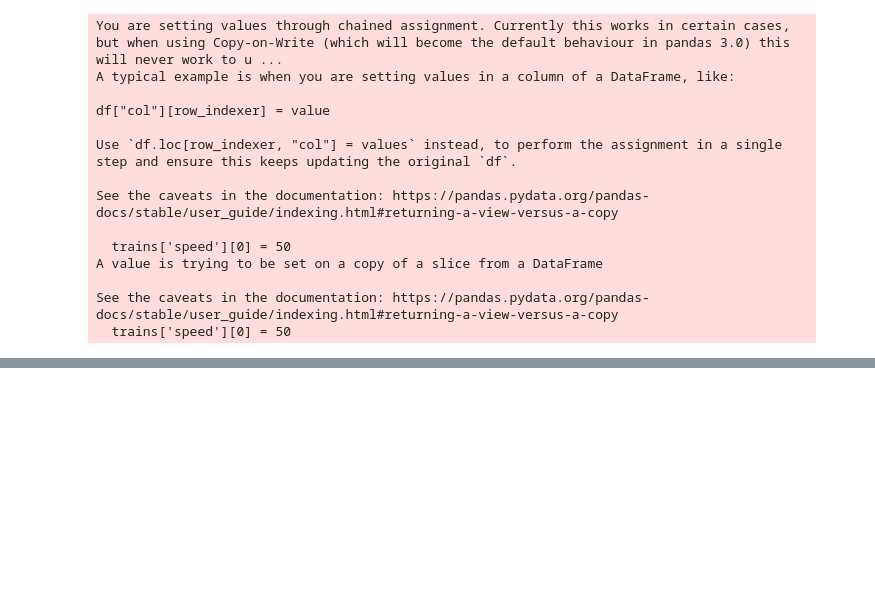
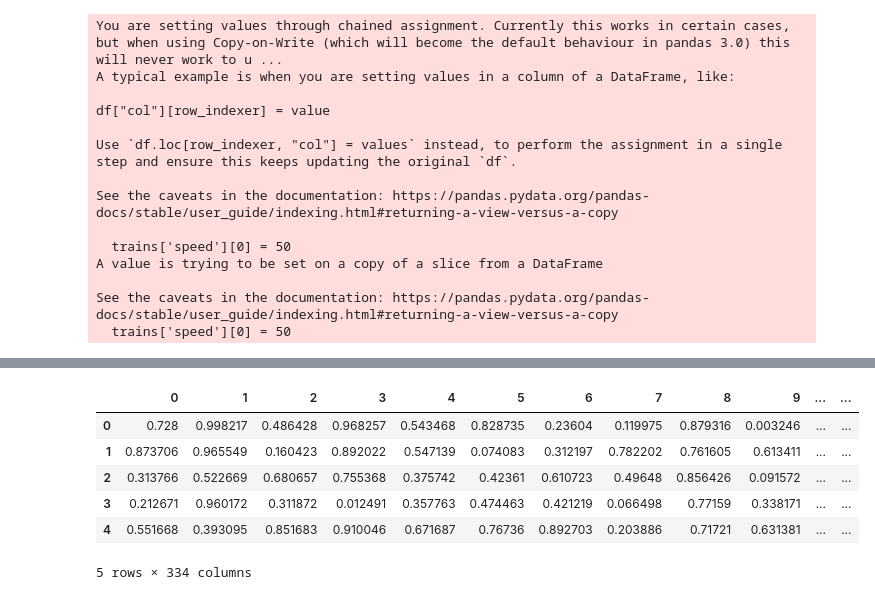
Before and after one commit to kirtic921/Pandas, a Jupyter notebook: pandas1.ipynb, the cells around one changed output, grey strips where cells are left out. Cells and saved outputs as stored; diff of their text form; code cells hidden in the pictures; blank space fills up the shorter version.

Commit message:
view of dataframe created

```diff
--- a/pandas1.ipynb
+++ b/pandas1.ipynb
@@ -114 +114,5 @@ ser
 dtype: float64
+# %%
+newdf = pd.DataFrame(np.random.rand(334, 5), index=np.arange(334))
+print(type(newdf))
+newdf
@@ -114,0 +155,3 @@ dtype: float64
+# %%
+newdf[0][0] = "kirti"
+newdf.head(2)
@@ -114,0 +209,3 @@ dtype: float64
+# %%
+newdf[0][0]=0.728
+newdf.head(2)
@@ -114,0 +233,10 @@ dtype: float64
+# %%
+newdf.T
+# %% [output]
+|  | 0 | 1 | 2 | 3 | 4 | 5 | 6 | 7 | 8 | 9 | ... | ... |
+| 0 | 0.728 | 0.998217 | 0.486428 | 0.968257 | 0.543468 | 0.828735 | 0.23604 | 0.119975 | 0.879316 | 0.003246 | ... | ... |
+| 1 | 0.873706 | 0.965549 | 0.160423 | 0.892022 | 0.547139 | 0.074083 | 0.312197 | 0.782202 | 0.761605 | 0.613411 | ... | ... |
+| 2 | 0.313766 | 0.522669 | 0.680657 | 0.755368 | 0.375742 | 0.42361 | 0.610723 | 0.49648 | 0.856426 | 0.091572 | ... | ... |
+| 3 | 0.212671 | 0.960172 | 0.311872 | 0.012491 | 0.357763 | 0.474463 | 0.421219 | 0.066498 | 0.77159 | 0.338171 | ... | ... |
+| 4 | 0.551668 | 0.393095 | 0.851683 | 0.910046 | 0.671687 | 0.76736 | 0.892703 | 0.203886 | 0.71721 | 0.631381 | ... | ... |
+5 rows × 334 columns
```
Also changed, not shown: parts of 19 cells of this notebook, 2 other files.
